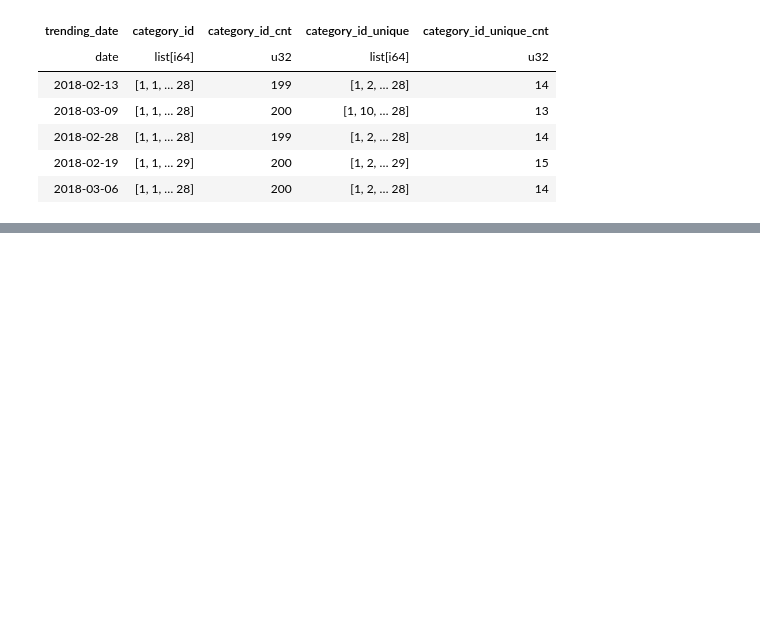
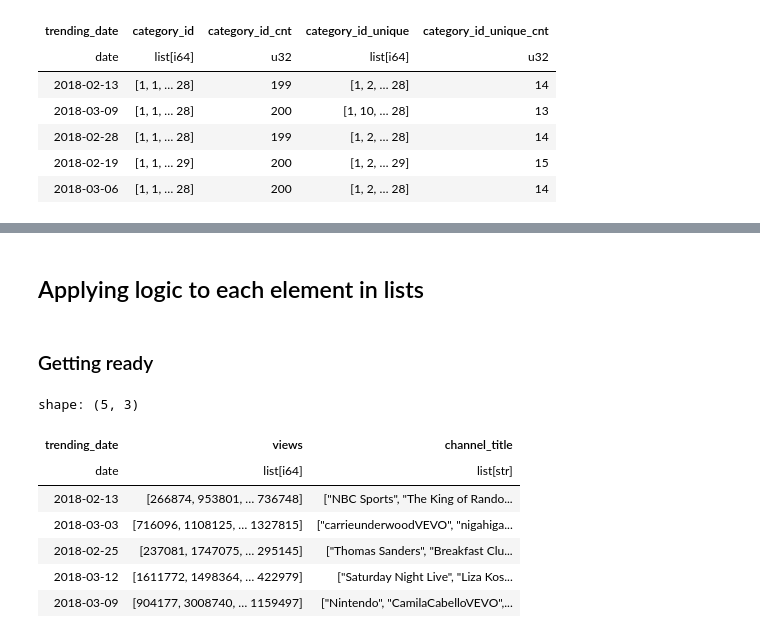
Before and after one commit to PacktPublishing/Polars-Cookbook, a Jupyter notebook: Chapter07/ch07.ipynb, the cells around one changed output, grey strips where cells are left out. Drawn from its saved outputs; the diff is of its cells as text; code cells hidden in the pictures; blank space fills up the shorter version.

```diff
--- a/Chapter07/ch07.ipynb
+++ b/Chapter07/ch07.ipynb
@@ -411,0 +405,4 @@ shape: (5, 3)
+# %% [markdown]
+## Applying logic to each element in lists
+# %% [markdown]
+### Getting ready
@@ -411,0 +415,11 @@ shape: (5, 3)
+# %%
+agg_df.head()
+# %% [output]
+shape: (5, 3)
+| trending_date | views | channel_title |
+| date | list[i64] | list[str] |
+| 2018-02-13 | [266874, 953801, … 736748] | ["NBC Sports", "The King of Rando... |
+| 2018-03-03 | [716096, 1108125, … 1327815] | ["carrieunderwoodVEVO", "nigahiga... |
+| 2018-02-25 | [237081, 1747075, … 295145] | ["Thomas Sanders", "Breakfast Clu... |
+| 2018-03-12 | [1611772, 1498364, … 422979] | ["Saturday Night Live", "Liza Kos... |
+| 2018-03-09 | [904177, 3008740, … 1159497] | ["Nintendo", "CamilaCabelloVEVO",... |
```
Also changed, not shown: parts of 25 cells of this notebook.
